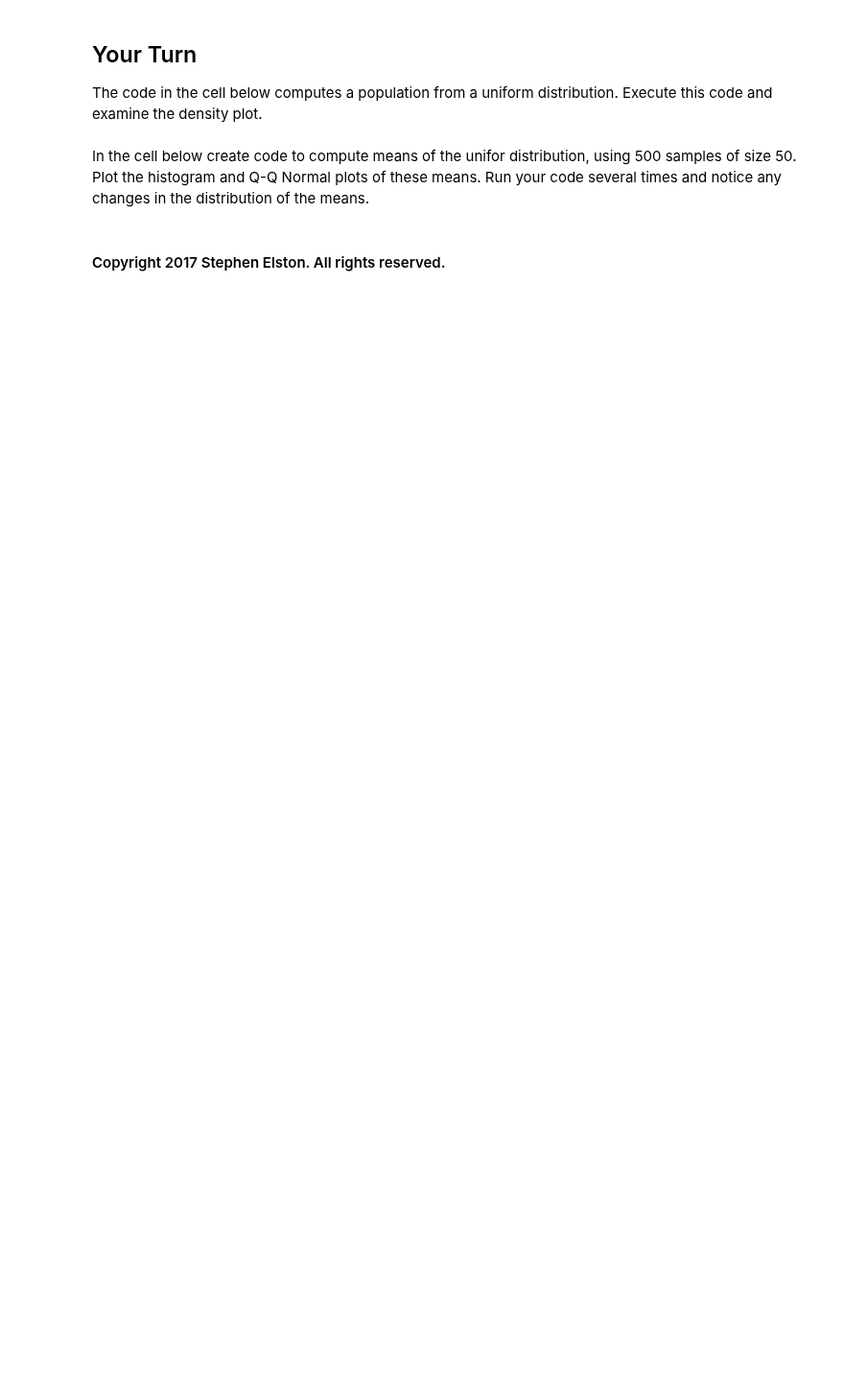
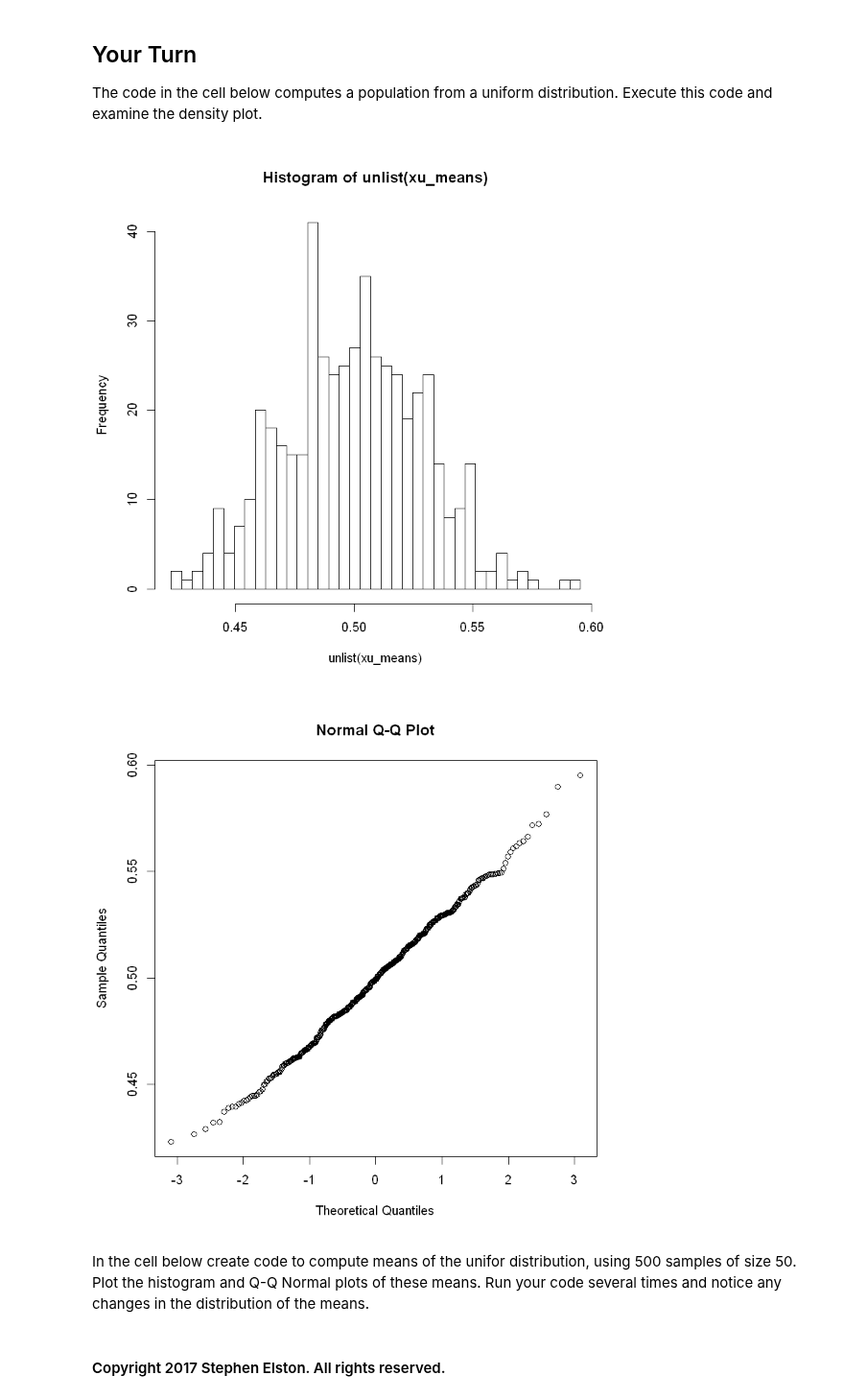
Before and after one commit to StephenElston/MachineLearning530, a Jupyter notebook: Lecture5/CentralLimitTheorm.ipynb, the cells around one changed output. Shown at 96% size. Drawn from its saved outputs; the diff is of its cells as text; code cells hidden in the pictures; blank space fills up the shorter version.

```diff
--- a/Lecture5/CentralLimitTheorm.ipynb
+++ b/Lecture5/CentralLimitTheorm.ipynb
@@ -99,6 +112,16 @@ print(paste('The',alpha,'level CI is (',round(ci_low,3),',',round(ci_high,3),').
 ## Your Turn
 
 The code in the cell below computes a population from a uniform distribution. Execute this code and examine the density plot.
+# %%
+xu = runif(2000)
+xu_samples = lapply(1:500, function(i) sample(xu, size=100, replace=TRUE))
+xu_means = sapply(xu_samples, mean)
+breaks = seq(min(xu_means), max(xu_means), length.out = 40)
+hist(unlist(xu_means), breaks = breaks)
+qqnorm(unlist(xu_means)) # Yay normality!
+# %% [output]
+[figure, added]
+[figure, added]
 # %% [markdown]
 In the cell below create code to compute means of the unifor distribution, using 500 samples of size 50. Plot the histogram and Q-Q Normal plots of these means. Run your code several times and notice any changes in the distribution of the means.
 # %%
```
Also changed, not shown: parts of 4 cells of this notebook.
